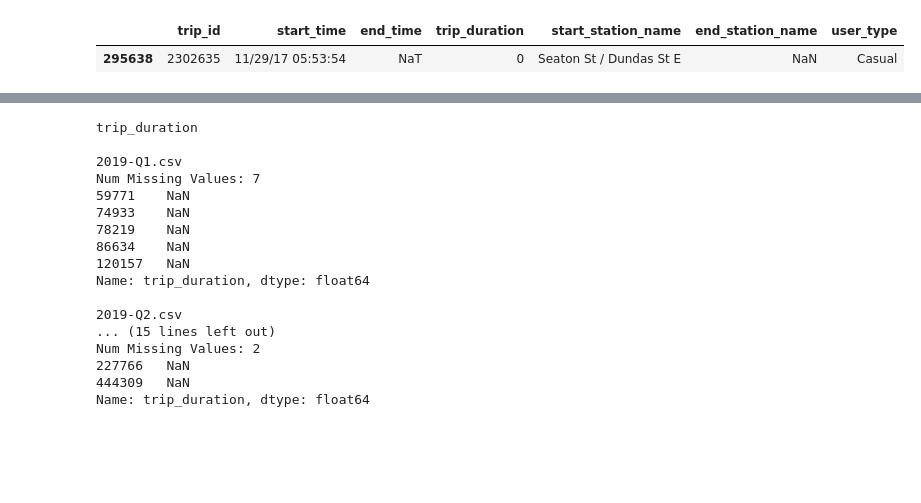
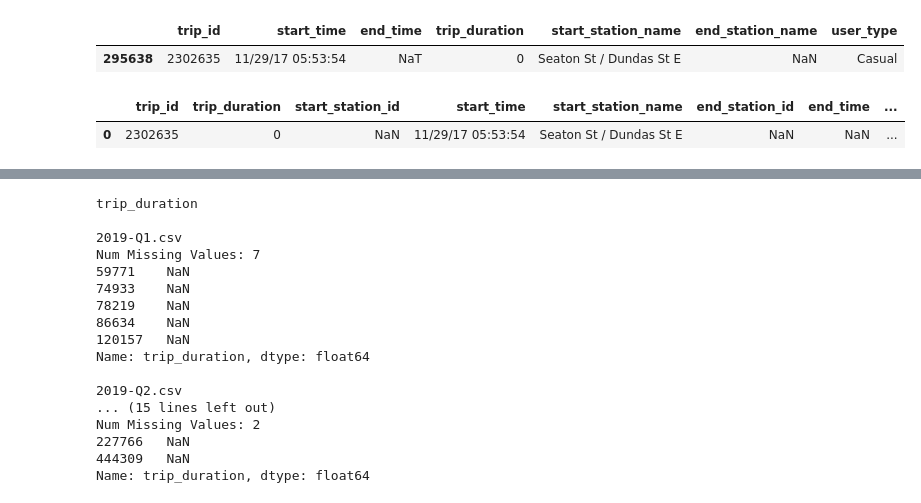
Before and after one commit to jyvo/toronto-bike-share-analysis, a Jupyter notebook: notebooks/reformat_raw.ipynb, the cells around one changed output, grey strips where cells are left out. Drawn from its saved outputs; the diff is of its cells as text; code cells hidden in the pictures; blank space fills up the shorter version.

```diff
--- a/notebooks/reformat_raw.ipynb
+++ b/notebooks/reformat_raw.ipynb
@@ -113,0 +80,22 @@ for ds in data.get_datasets():
+# %%
+# rename first, reorder at the end
+column_mapping = {
+    'trip_id': 'Trip Id',
+    'trip_duration_seconds': 'Trip  Duration',
+    'from_station_id': 'Start Station Id',
+    'trip_start_time': 'Start Time',
+    'from_station_name': 'Start Station Name',
+    'to_station_id': 'End Station Id',
+    'trip_stop_time': 'End Time',
+    'to_station_name': 'End Station Name',
+    'bike_id': 'Bike Id',
+    'user_type': 'User Type',
+    'model': 'Model'}
+
+column_order = normalize_column_names(pd.Index(list(column_mapping.values())))
+
+for ds in data.get_datasets():
+    for df in ds.get_data_files():
+        df.rename(columns=column_mapping, inplace=True)
+        df.columns = normalize_column_names(df.columns)
+    print(ds.get_unique_cols())
@@ -225,6 +222,14 @@ dat2017_q4[dat2017_q4['end_time'].isna()]
 # %% [output]
 |  | trip_id | start_time | end_time | trip_duration | start_station_name | end_station_name | user_type |
 | 295638 | 2302635 | 11/29/17 05:53:54 | NaT | 0 | Seaton St / Dundas St E | NaN | Casual |
+# %%
+anomaly_entries = pd.DataFrame(columns=column_order)
+anomaly_entries = pd.concat([anomaly_entries, dat2017_q4[dat2017_q4['end_time'].isna()]], ignore_index=True)
+dat2017_q4.dropna(subset=['end_time'], inplace=True)
+anomaly_entries.head()
+# %% [output]
+|  | trip_id | trip_duration | start_station_id | start_time | start_station_name | end_station_id | end_time | ... |
+| 0 | 2302635 | 0 | NaN | 11/29/17 05:53:54 | Seaton St / Dundas St E | NaN | NaN | ... |
 # %%
 for df in dat2017.get_data_files():
     print(df[df['trip_duration'] == 0])
```
Also changed, not shown: parts of 8 cells of this notebook.
